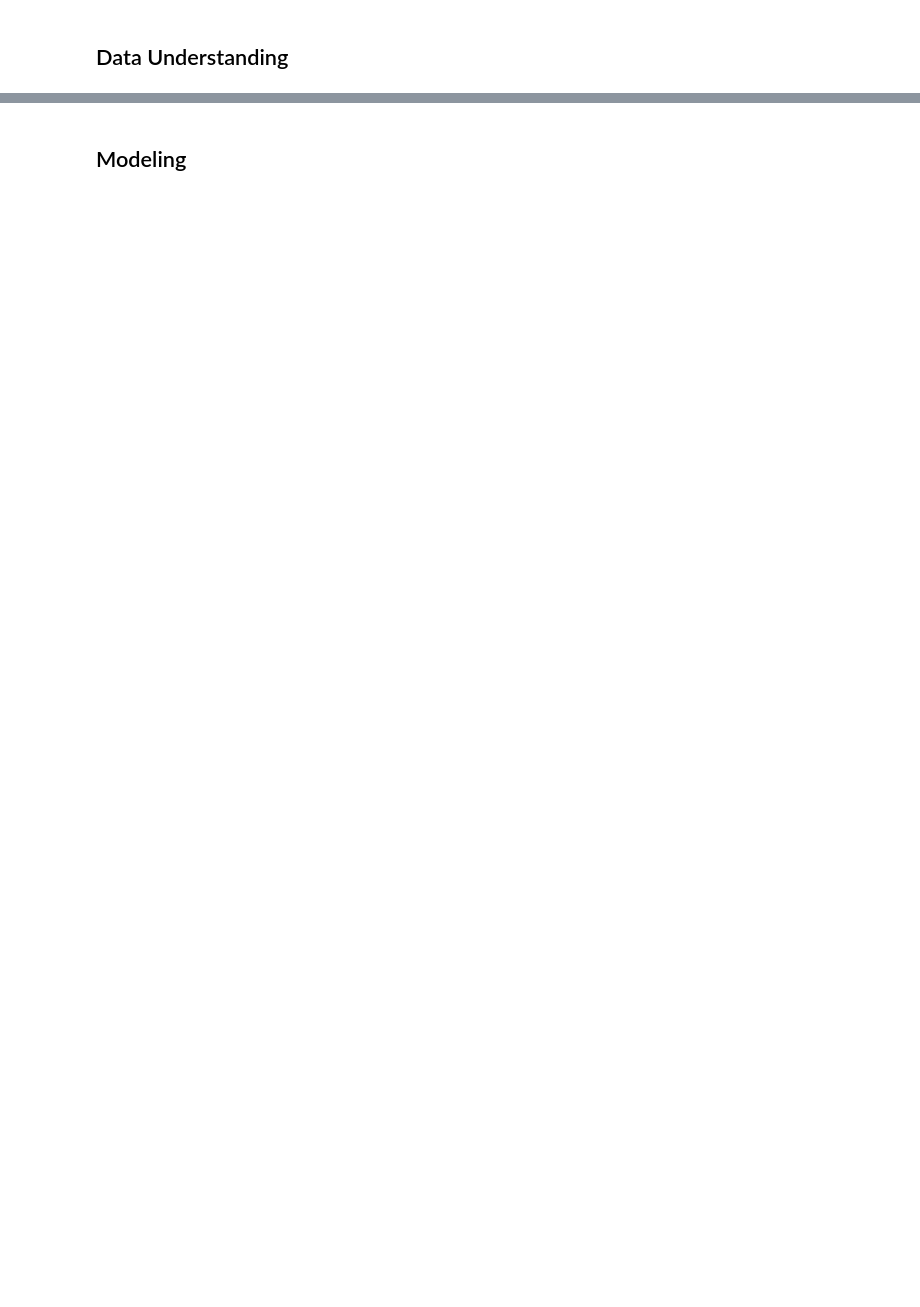
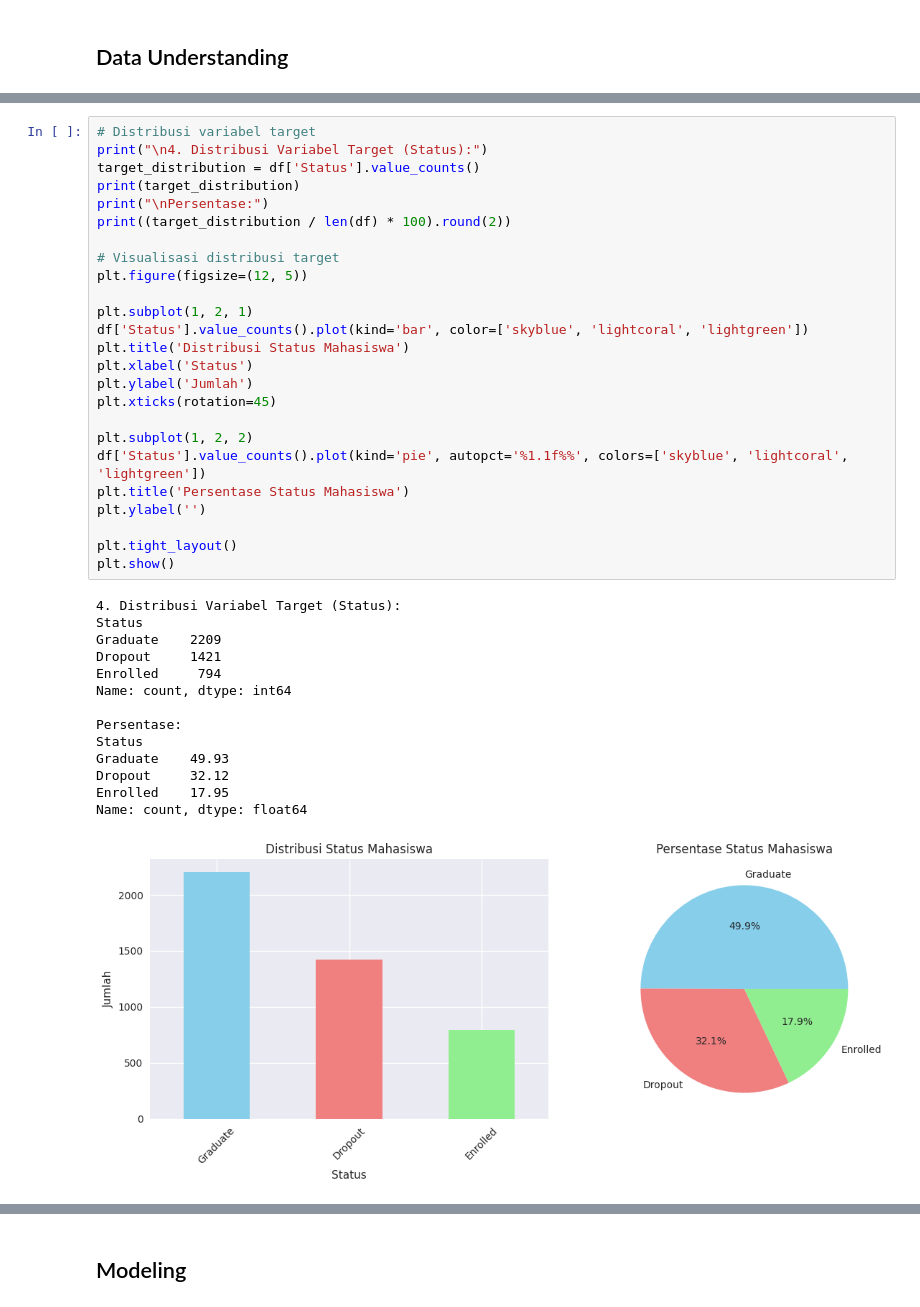
Before and after one commit to f2rra/bpds-dropout, a Jupyter notebook: notebook.ipynb, the cells around one changed output, grey strips where cells are left out. Saved outputs shown, nothing was run; the diff lists cells and outputs as text; blank space fills up the shorter version.

```diff
--- a/notebook.ipynb
+++ b/notebook.ipynb
@@ -61,0 +113,40 @@ memory usage: 1.2+ MB
+# %%
+# Distribusi variabel target
+print("\n4. Distribusi Variabel Target (Status):")
+target_distribution = df['Status'].value_counts()
+print(target_distribution)
+print("\nPersentase:")
+print((target_distribution / len(df) * 100).round(2))
+
+# Visualisasi distribusi target
+plt.figure(figsize=(12, 5))
+
+plt.subplot(1, 2, 1)
+df['Status'].value_counts().plot(kind='bar', color=['skyblue', 'lightcoral', 'lightgreen'])
+plt.title('Distribusi Status Mahasiswa')
+plt.xlabel('Status')
+plt.ylabel('Jumlah')
+plt.xticks(rotation=45)
+
+plt.subplot(1, 2, 2)
+df['Status'].value_counts().plot(kind='pie', autopct='%1.1f%%', colors=['skyblue', 'lightcoral', 'lightgreen'])
+plt.title('Persentase Status Mahasiswa')
+plt.ylabel('')
+
+plt.tight_layout()
+plt.show()
+# %% [output]
+4. Distribusi Variabel Target (Status):
+Status
+Graduate    2209
+Dropout     1421
+Enrolled     794
+Name: count, dtype: int64
+
+Persentase:
+Status
+Graduate    49.93
+Dropout     32.12
+Enrolled    17.95
+Name: count, dtype: float64
+[figure, added]
```
Also changed, not shown: parts of 46 cells of this notebook, 5 other files.
